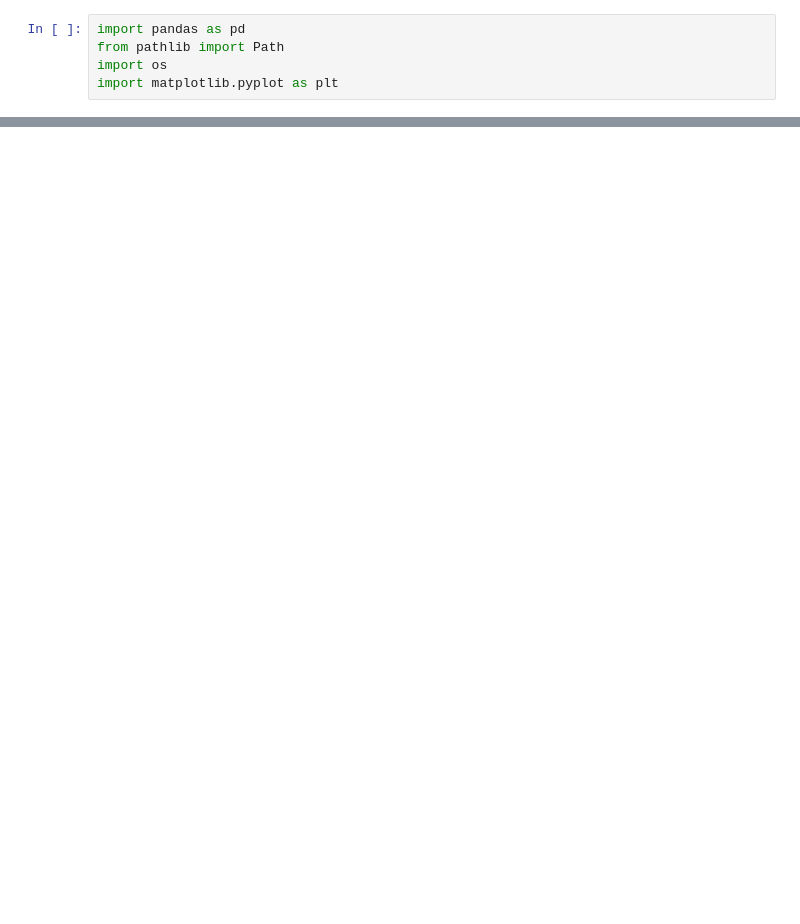
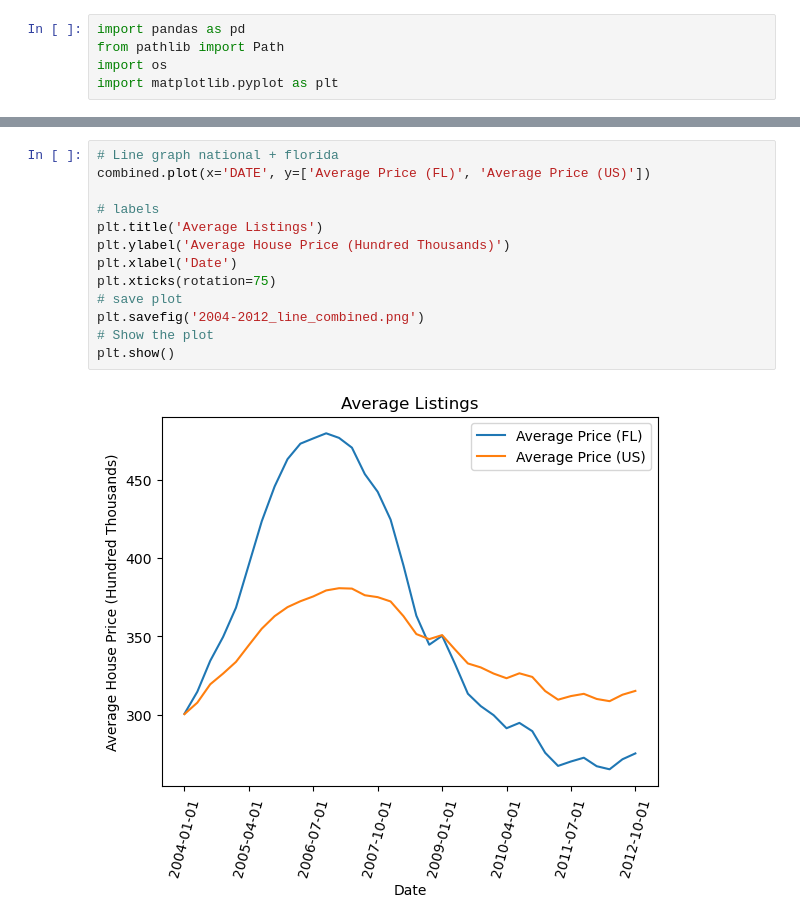
Before and after one commit to 316Jesse/Project1, a Jupyter notebook: 2004-2012 housing prices/historical_prices.ipynb, the cells around one changed output, grey strips where cells are left out. Drawn from its saved outputs; the diff is of its cells as text; blank space fills up the shorter version.

```diff
--- a/2004-2012 housing prices/historical_prices.ipynb
+++ b/2004-2012 housing prices/historical_prices.ipynb
@@ -77,0 +156,15 @@ plt.savefig('2004-2012_line.png')
+# %%
+# Line graph national + florida
+combined.plot(x='DATE', y=['Average Price (FL)', 'Average Price (US)'])
+
+# labels
+plt.title('Average Listings')
+plt.ylabel('Average House Price (Hundred Thousands)')
+plt.xlabel('Date')
+plt.xticks(rotation=75)
+# save plot
+plt.savefig('2004-2012_line_combined.png')
+# Show the plot
+plt.show()
+# %% [output]
+[figure, added]
```
Also changed, not shown: parts of 12 cells of this notebook, 11 other files.
